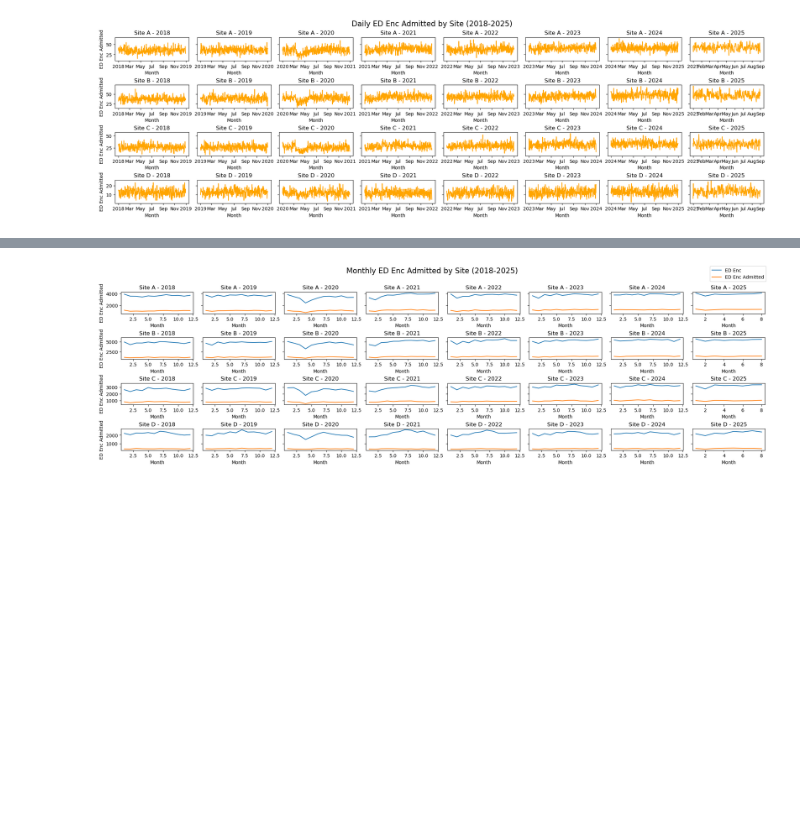
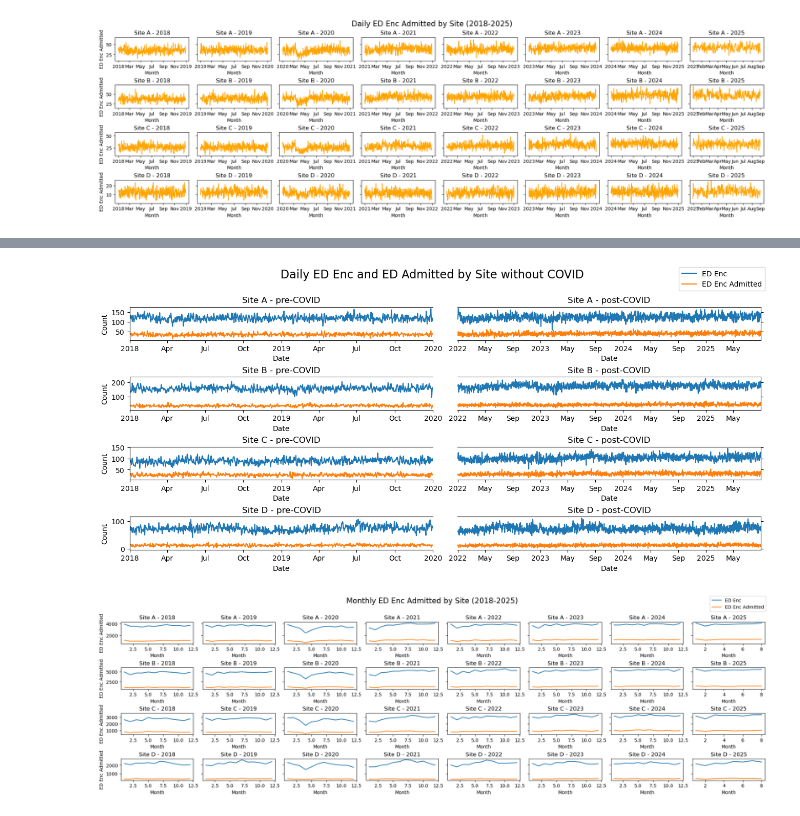
Before and after one commit to southdakotamines-datascience/dsu-no-sleep, a Jupyter notebook: explore.ipynb, the cells around one changed output, grey strips where cells are left out. Drawn from its saved outputs; the diff is of its cells as text; code cells hidden in the pictures; blank space fills up the shorter version.

```diff
--- a/explore.ipynb
+++ b/explore.ipynb
@@ -307,3 +341,47 @@ plt.show()
+# %%
+import matplotlib.dates as mdates
+
+# same thing but with days
+fig, axes = plt.subplots(4, 2, layout="constrained", figsize=(13, 6), sharex=False, sharey="row")
+
+plot_df = daily_site_data.with_columns(
+    [pl.col("Site").replace_strict(reverse_site_dict),
+     pl.datetime(
+            pl.col("Year"),
+            pl.col("Month"),
+            pl.col("Day")
+     ).alias("Date")
+    ]
+).filter(pl.col("Date").dt.year() != 2020).filter(pl.col("Date").dt.year() != 2021)
+
+min_date = plot_df["Date"].min()
+max_date = plot_df["Date"].max()
+begin_covid_date = df.filter(pl.col("Date").dt.year() == 2020).select(pl.col("Date")).min()
+end_covid_date = df.filter(pl.col("Date").dt.year() == 2021).select(pl.col("Date")).max()
+
+for i, site in enumerate(['A', 'B', 'C', 'D']):
+    for j in range(2):
+        sns.lineplot(data=plot_df.filter(pl.col('Site') == site),
+                        x='Date', y='ED Enc', ax=axes[i,j], label="ED Enc" if i == 0 and j == 0 else "", legend=False)
+        sns.lineplot(data=plot_df.filter(pl.col('Site') == site),
+                        x='Date', y='ED Enc Admitted', ax=axes[i,j], label="ED Enc Admitted" if i == 0 and j == 0 else "", legend=False)
+        axes[i,j].set_title(f'Site {site} - pre-COVID' if j == 0 else f'Site {site} - post-COVID')
+        axes[i,j].set_xlabel('Date')
+        axes[i,j].set_ylabel('Count')
+        axes[i,j].xaxis.set_major_formatter(mdates.ConciseDateFormatter(axes[i,j].xaxis.get_major_locator()))
+    axes[i, 0].set_xlim(left=min_date, right=begin_covid_date)
+    axes[i, 1].set_xlim(left=end_covid_date, right=max_date)
+    axes[i, 0].spines.right.set_visible(False)
+    axes[i, 1].spines.left.set_visible(False)
+    axes[i, 0].tick_params(labelright=False)
+    axes[i, 1].yaxis.tick_right()
+
+fig.legend(loc='outside upper right')
+fig.suptitle('Daily ED Enc and ED Admitted by Site without COVID', fontsize=16)
+
+plt.show()
+# %% [output]
+[figure, added]
 # %%
 fig, axes = plt.subplots(4, 8, layout="constrained", figsize=(20, 6), sharex=False, sharey="row")
 
```
Also changed, not shown: parts of 20 cells of this notebook, 1 other file.
